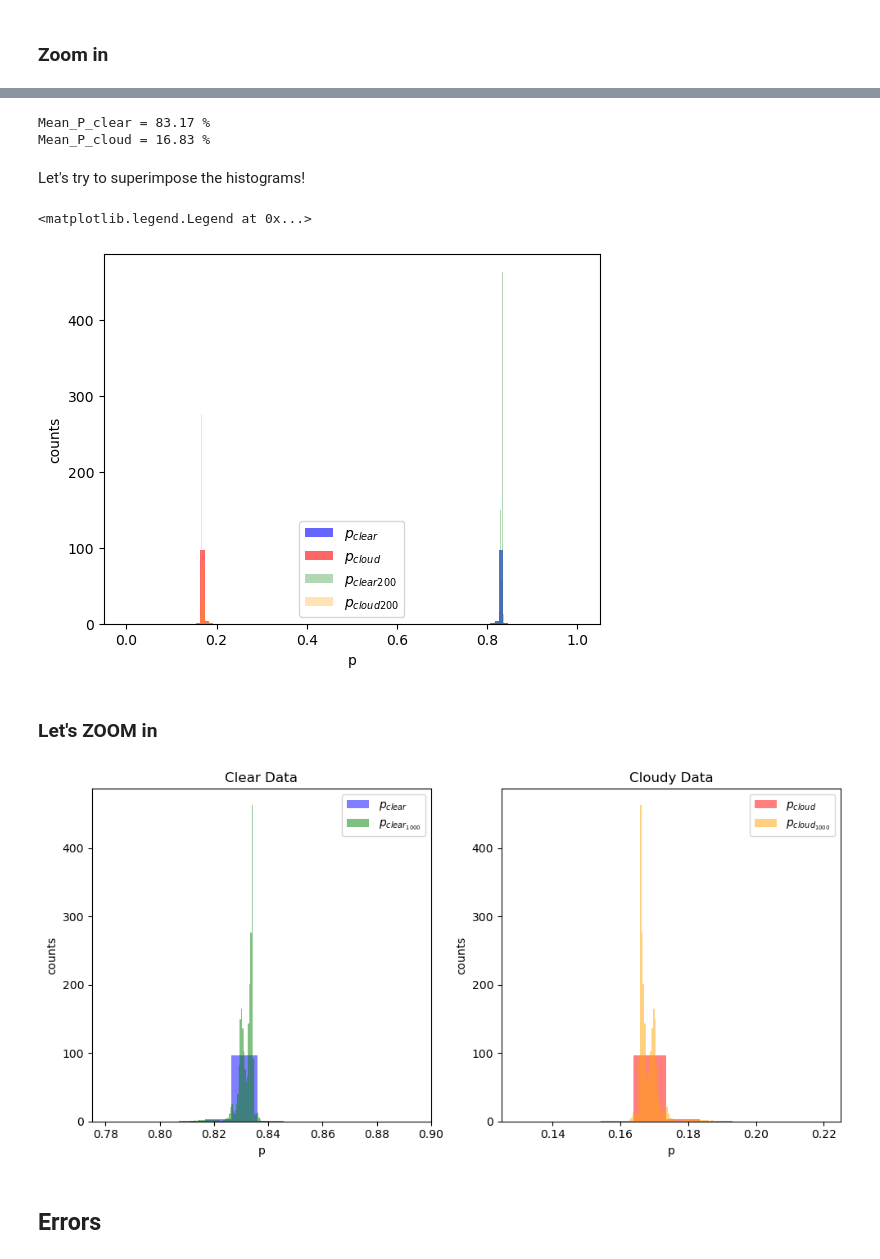
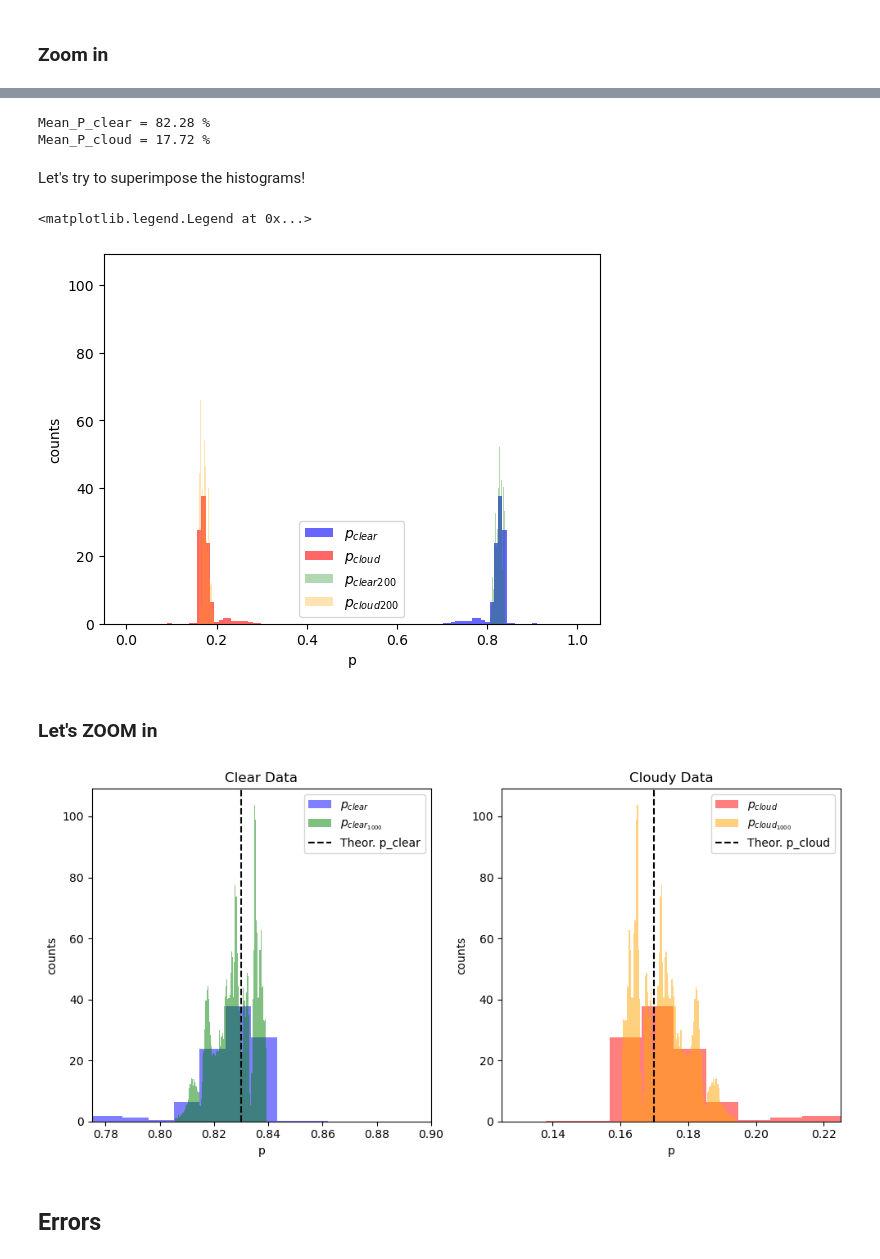
Before and after one commit to SimoneArienti/astrostatistics_bicocca_2024, a Jupyter notebook: working/Ex 09 Telescope Observations.ipynb, the cells around one changed output, grey strips where cells are left out. Drawn from its saved outputs; the diff is of its cells as text; code cells hidden in the pictures.

```diff
--- a/working/Ex 09 Telescope Observations.ipynb
+++ b/working/Ex 09 Telescope Observations.ipynb
@@ -77,7 +77,7 @@ p_cloud_tom_cloud_tod = 0.5
 p_cloud_tom_clear_tod = 0.1
 p_clear_tom_clear_tod = 0.9
 
-N_days = 100000
+N_days = 10000
 # %% [markdown]
 Clear day $\rightarrow$ 0
 
@@ -297,15 +297,15 @@ mean_p_cloud_200 = np.mean(Cloud_p[200:])
 print(f'Mean_P_clear = {100*mean_p_clear_200:.2f} %')
 print(f'Mean_P_cloud = {100*mean_p_cloud_200:.2f} %')
 # %% [output]
-Mean_P_clear = 83.17 %
-Mean_P_cloud = 16.83 %
+Mean_P_clear = 82.28 %
+Mean_P_cloud = 17.72 %
 # %% [markdown]
 Let's try to superimpose the histograms!
 # %%
 plt.hist(Clear_p, bins=100, alpha=0.6, density=True, color='blue', label='$p_{clear}$')
 plt.hist(Cloud_p, bins=100, alpha=0.6, density=True, color='red', label='$p_{cloud}$')
-plt.hist(Clear_p[200:], bins=100, alpha=0.3, density=True, color='green', label='$p_{clear200}$')
-plt.hist(Cloud_p[200:], bins=100, alpha=0.3, density=True, color='orange', label='$p_{cloud200}$')
+plt.hist(Clear_p[1000:], bins=100, alpha=0.3, density=True, color='green', label='$p_{clear200}$')
+plt.hist(Cloud_p[1000:], bins=100, alpha=0.3, density=True, color='orange', label='$p_{cloud200}$')
 
 # Adding labels and legend
 plt.xlabel('p')
@@ -313,34 +313,36 @@ plt.ylabel('counts')
 plt.legend()
 # %% [output]
 <matplotlib.legend.Legend at 0x...>
-[figure, old version]
+[figure, new version]
 # %% [markdown]
 ### Let's ZOOM in
 # %%
 fig, axs = plt.subplots(1, 2, figsize=(10, 5))
 
 # Plot sul primo subplot (Clear_p e Clear_p_200)
 axs[0].hist(Clear_p, bins=100, alpha=0.5, density=True, color='blue', label='$p_{clear}$')
-axs[0].hist(Clear_p[200:], bins=100, alpha=0.5, density=True, color='green', label='$p_{clear_{1000}}$')
+axs[0].hist(Clear_p[1000:], bins=100, alpha=0.5, density=True, color='green', label='$p_{clear_{1000}}$')
+axs[0].axvline(x=p_clear, linestyle='--', color='k', label='Theor. p_clear')
 axs[0].set_title('Clear Data')
 axs[0].set_xlabel('p')
 axs[0].set_ylabel('counts')
 axs[0].set_xlim(0.775, 0.90)
 axs[0].legend()
 
 # Plot sul secondo subplot (Cloud_p e Cloud_p_200)
 axs[1].hist(Cloud_p, bins=100, alpha=0.5, density=True, color='red', label='$p_{cloud}$')
-axs[1].hist(Cloud_p[200:], bins=100, alpha=0.5, density=True, color='orange', label='$p_{cloud_{1000}}$')
+axs[1].hist(Cloud_p[1000:], bins=100, alpha=0.5, density=True, color='orange', label='$p_{cloud_{1000}}$')
+axs[1].axvline(x=p_cloud, linestyle='--', color='k', label='Theor. p_cloud')
 axs[1].set_title('Cloudy Data')
 axs[1].set_xlabel('p')
 axs[1].set_ylabel('counts')
 axs[1].set_xlim(0.125, 0.225)
 axs[1].legend()
 
 # Mostra il grafico
 plt.tight_layout()
 # %% [output]
-[figure, old version]
+[figure, new version]
 # %% [markdown]
 ## Errors
 # %%
```
Also changed, not shown: parts of 10 cells of this notebook.
